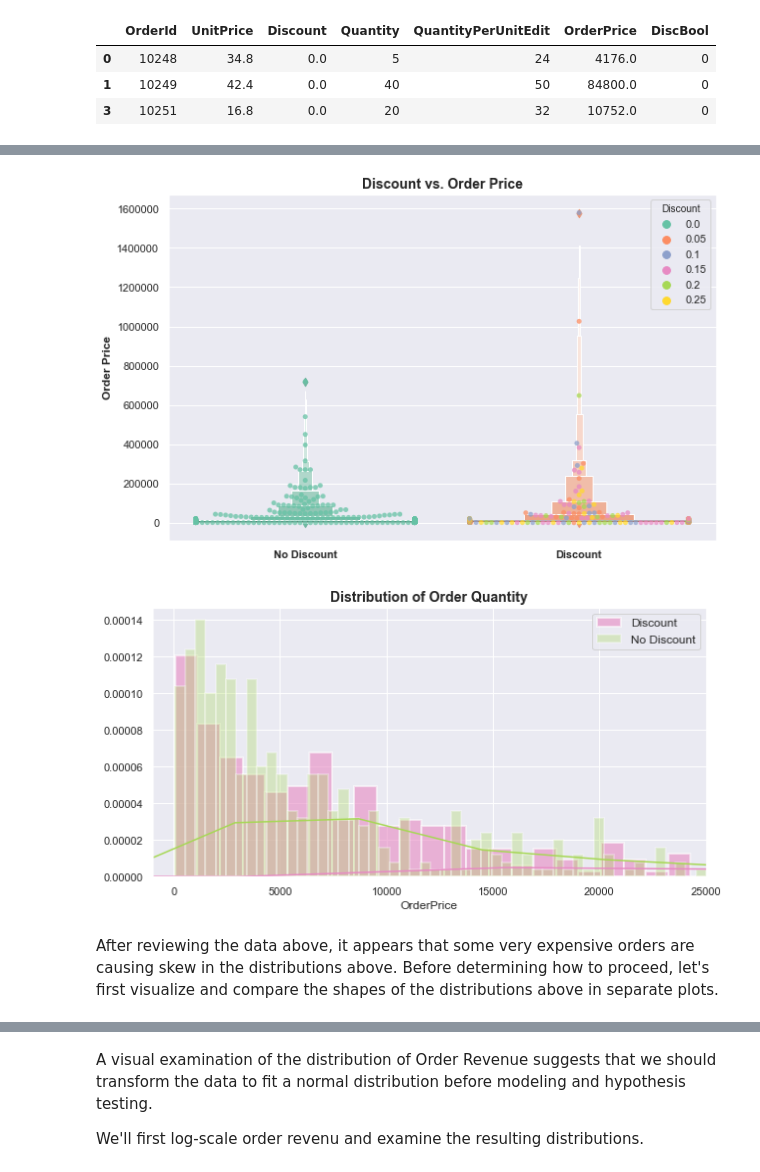
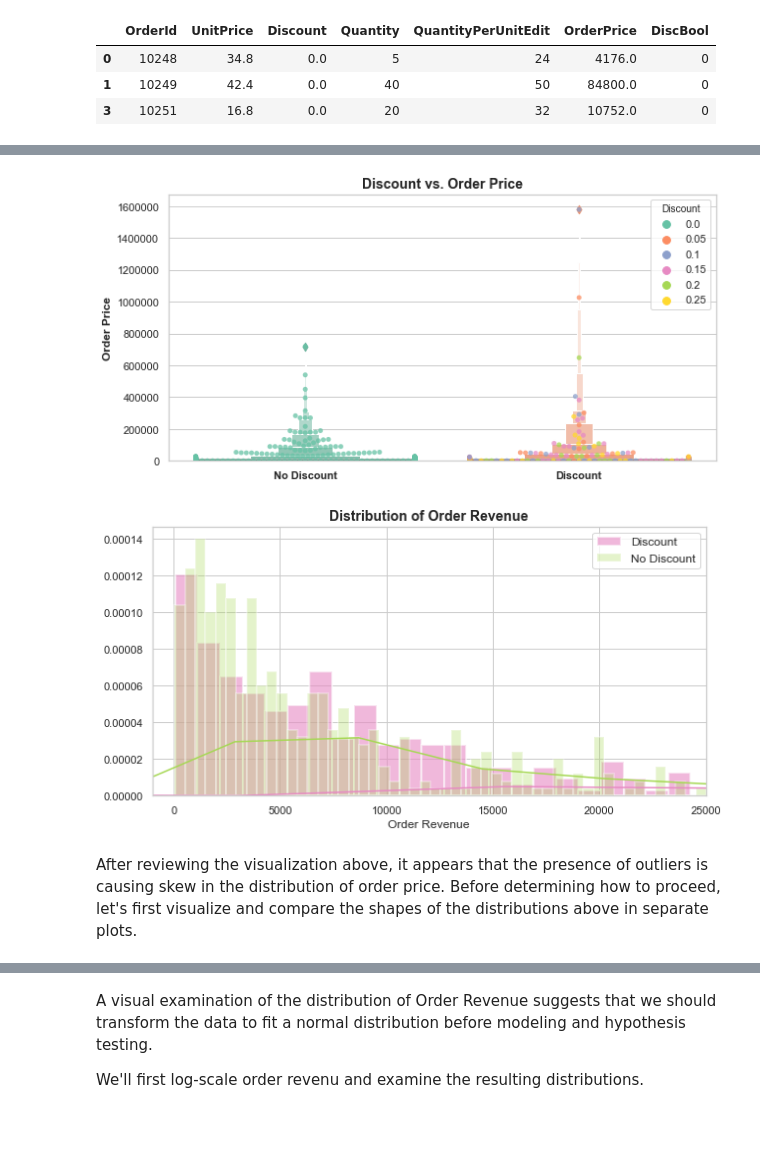
Before and after one commit to pawoody/dsc-2-final-project-online-ds-ft-041519, a Jupyter notebook: Mod 2 Project.ipynb, the cells around one changed output, grey strips where cells are left out. Cells and saved outputs as stored; diff of their text form; code cells hidden in the pictures; blank space fills up the shorter version.

```diff
--- a/Mod 2 Project.ipynb
+++ b/Mod 2 Project.ipynb
@@ -1098,7 +1098,8 @@ no_discount_KDE = KDE_gen(no_discount_mu, no_discount_sigma, no_discount_n)
 # %%
 # Visualizing Distribution of orders with/without discounts:
 sns.set(rc={'figure.figsize':(10,5)})
-sns.set()
+sns.set_style('whitegrid')
+
 ax = sns.distplot(df_discount_bool.Quantity, label='Discount', color='#E78AC3')
 ax = sns.distplot(df_nodiscount_bool.Quantity, label='No Discount', color='#A6D854')
 ax = sns.kdeplot(discount_KDE, label='Discount KDE')
@@ -1494,38 +1500,42 @@ df_discount_spend_nodisc.describe()
 | 75% | 10887.750000 | 33.250000 | 0.0 | 30.000000 | 24.000000 | 15300.000000 | 0.0 |
 | max | 11077.000000 | 263.500000 | 0.0 | 130.000000 | 750.000000 | 720000.000000 | 0.0 |
 # %%
-sns.set(rc={'figure.figsize':(10,6.5)})
+# Visualizing order price frequency by hue Discount:
+sns.set_style('whitegrid')
 
+# Plotting boxenplot and swarm plot on the same axis:
 ax = sns.boxenplot(data=df_discount_spend, x=df_discount_spend.DiscBool, y=df_discount_spend.OrderPrice, palette='Set2')
-ax = sns.swarmplot(data=df_discount_basic, x=df_discount_spend.DiscBool, y=df_discount_spend.OrderPrice, hue=df_discount_spend.Discount, palette='Set2', alpha=.75)
+ax = sns.swarmplot(data=df_discount_spend, x=df_discount_spend.DiscBool, y=df_discount_spend.OrderPrice, hue=df_discount_spend.Discount, palette='Set2', alpha=.75)
+
+# Labeling:
 ax.set_title('Discount vs. Order Price', fontsize=14, fontweight='bold')
 ax.set_ylabel('Order Price', fontweight='semibold')
+ax.set_ylim(0)
 ax.set_xlabel('')
 ax.set_xticklabels(['No Discount', 'Discount'], fontweight='semibold');
 # %% [output]
-[figure, old version]
+[figure, new version]
 # %%
 no_discount_KDE = KDE_gen(22779.26, 61160.75, 522)
 # %%
 # Visualizing Distribution of Order Price with/without discounts:
-sns.set(rc={'figure.figsize':(10,5)})
-#ax = fig.add_axes([0,0,1,1])
-#ax2 = fig.add_axes([0.2,0.5,.4,.4])
+sns.set_style('whitegrid')
+fig, ax = plt.subplots(figsize=(10,5))
 
+# Plotting the distribution in order price with/without a discount:
 ax = sns.distplot(df_discount_spend_disc.OrderPrice, label='Discount', color='#E78AC3', bins=1500,
                  hist_kws={"linewidth": 2, "alpha": .6})
 ax = sns.distplot(df_discount_spend_nodisc.OrderPrice, label='No Discount', color='#A6D854', bins=1500,
                   hist_kws={"linewidth": 2, "alpha": .3})
 
-sns.pairplot
-#ax = sns.kdeplot(discount_KDE, label='Discount KDE')
-#ax = sns.kdeplot(no_discount_KDE, label='No Discount KDE')
+# Labeling/Formatting:
 ax.set_xlim(-1000, 25000)
-ax.set_title('Distribution of Order Quantity', fontsize=14, fontweight='bold')
+ax.set_title('Distribution of Order Revenue', fontsize=14, fontweight='bold')
+ax.set_xlabel('Order Revenue')
 ax.legend(loc=1, fontsize='medium');
 # %% [output]
-[figure, old version]
+[figure, new version]
 # %% [markdown]
-After reviewing the data above, it appears that some very expensive orders are causing skew in the distributions above. Before determining how to proceed, let's first visualize and compare the shapes of the distributions above in separate plots.
+After reviewing the visualization above, it appears that the presence of outliers is causing skew in the distribution of order price. Before determining how to proceed, let's first visualize and compare the shapes of the distributions above in separate plots.
 # %%
 # Visualizing Distribution of Order Price with/without discounts:
```
Also changed, not shown: parts of 79 cells of this notebook.
